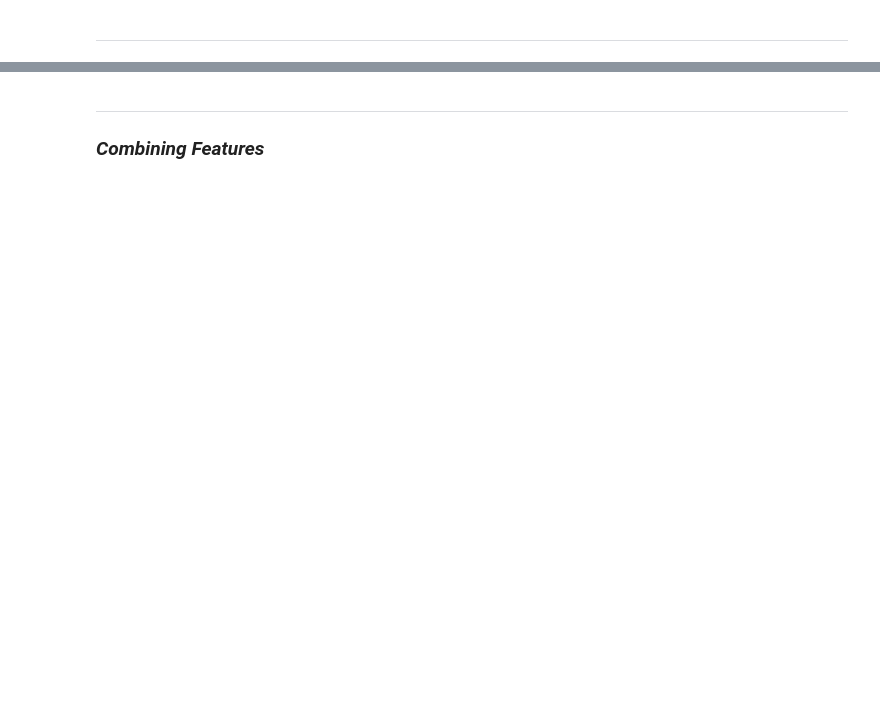
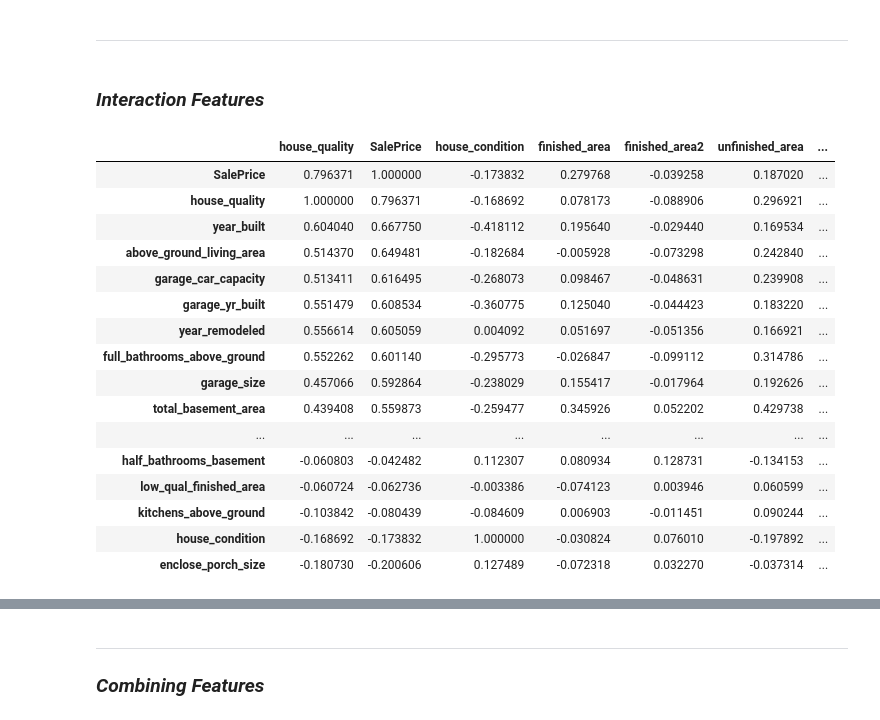
Before and after one commit to pemurp19/Ames-Housing-Data, a Jupyter notebook: code/02_Preprocessing_and_Feature_Engineering.ipynb, the cells around one changed output, grey strips where cells are left out. Saved outputs shown, nothing was run; the diff lists cells and outputs as text; code cells hidden in the pictures; blank space fills up the shorter version.

```diff
--- a/code/02_Preprocessing_and_Feature_Engineering.ipynb
+++ b/code/02_Preprocessing_and_Feature_Engineering.ipynb
@@ -347,18 +495,22 @@ categories_converted_numbers.to_csv('../data/categories_converted_numbers.csv')
 # %% [markdown]
 ### *Binarize the remaining categorical columns*
 # %%
-train = pd.get_dummies(data = train, columns = ['dwelling_type','zoning_type','street_surface','alley_surface','property_shape','property_flatness',
-                     'util_avail','lot_position','property_slope','ames_neighborhood','prox_to_transport','prox_to_transport_2',
-                     'bldg_type', 'floors','house_quality','house_condition','roof_style', 'roof_material','ext_covering','ext_covering2',
-                     'masonry_veneer_type','foundation_type','basement_walkouts','basement_finished_rating','basement_finished_rating2',
-                    'heating_type','central_air','electrical_setup', 'full_bathrooms_basement', 'half_bathrooms_basement', 'full_bathrooms_above_ground',
-                     'half_bathrooms_above_ground','bedrooms_above_ground', 'kitchens_above_ground', 'home_functionality',
-                    'garage_location', 'garage_finished', 'garage_car_capacity','driveway_surface','misc_features', 'sale_type'], drop_first = True)
+train = pd.get_dummies(data = train, columns = ['dwelling_type','street_surface','alley_surface','property_shape',
+                                                'property_flatness','lot_position','property_slope','ames_neighborhood',
+                                                'prox_to_transport','prox_to_transport_2','bldg_type', 'floors','house_quality','house_condition',
+                                                'roof_style', 'roof_material','ext_covering','ext_covering2','masonry_veneer_type','foundation_type',
+                                                'basement_walkouts','basement_finished_rating','basement_finished_rating2', 'heating_type','central_air',
+                                                'electrical_setup', 'full_bathrooms_basement', 'half_bathrooms_basement', 'full_bathrooms_above_ground',
+                                                'half_bathrooms_above_ground','bedrooms_above_ground', 'kitchens_above_ground', 'home_functionality',
+                                                'garage_location', 'garage_finished', 'garage_car_capacity','driveway_surface','misc_features', 'sale_type'],
+                                                drop_first = True)
 
-test = pd.get_dummies(data = test, columns = ['dwelling_type','zoning_type','street_surface','alley_surface','property_shape','property_flatness',
-                     'util_avail','lot_position','property_slope','ames_neighborhood','prox_to_transport','prox_to_transport_2',
-                     'bldg_type', 'floors','house_quality','house_condition','roof_style', 'roof_material','ext_covering','ext_covering2',
-                     'masonry_veneer_type','foundation_type','basement_walkouts','basement_finished_rating','basement_finished_rating2',
-                    'heating_type','central_air','electrical_setup', 'full_bathrooms_basement', 'half_bathrooms_basement', 'full_bathrooms_above_ground',
-                     'half_bathrooms_above_ground','bedrooms_above_ground', 'kitchens_above_ground', 'home_functionality',
-                    'garage_location', 'garage_finished', 'garage_car_capacity','driveway_surface','misc_features', 'sale_type'], drop_first = True)
+test = pd.get_dummies(data = test, columns = ['dwelling_type','street_surface','alley_surface','property_shape',
+                                                'property_flatness','lot_position','property_slope','ames_neighborhood',
+                                                'prox_to_transport','prox_to_transport_2','bldg_type', 'floors','house_quality','house_condition',
+                                                'roof_style', 'roof_material','ext_covering','ext_covering2','masonry_veneer_type','foundation_type',
+                                                'basement_walkouts','basement_finished_rating','basement_finished_rating2', 'heating_type','central_air',
+                                                'electrical_setup', 'full_bathrooms_basement', 'half_bathrooms_basement', 'full_bathrooms_above_ground',
+                                                'half_bathrooms_above_ground','bedrooms_above_ground', 'kitchens_above_ground', 'home_functionality',
+                                                'garage_location', 'garage_finished', 'garage_car_capacity','driveway_surface','misc_features', 'sale_type'],
+                                                drop_first = True)
@@ -419,2 +606,25 @@ all_features_binarized.to_csv('../data/all_features_binarized.csv')
 # %% [markdown]
 ------
+# %% [markdown]
+### *Interaction Features*
+# %%
+train.corr()[['house_quality','SalePrice','house_condition',
+              'finished_area','finished_area2','unfinished_area','total_basement_area']].sort_values(by = 'SalePrice',ascending = False)
+# %% [output]
+|  | house_quality | SalePrice | house_condition | finished_area | finished_area2 | unfinished_area | ... |
+| SalePrice | 0.796371 | 1.000000 | -0.173832 | 0.279768 | -0.039258 | 0.187020 | ... |
+| house_quality | 1.000000 | 0.796371 | -0.168692 | 0.078173 | -0.088906 | 0.296921 | ... |
+| year_built | 0.604040 | 0.667750 | -0.418112 | 0.195640 | -0.029440 | 0.169534 | ... |
+| above_ground_living_area | 0.514370 | 0.649481 | -0.182684 | -0.005928 | -0.073298 | 0.242840 | ... |
+| garage_car_capacity | 0.513411 | 0.616495 | -0.268073 | 0.098467 | -0.048631 | 0.239908 | ... |
+| garage_yr_built | 0.551479 | 0.608534 | -0.360775 | 0.125040 | -0.044423 | 0.183220 | ... |
+| year_remodeled | 0.556614 | 0.605059 | 0.004092 | 0.051697 | -0.051356 | 0.166921 | ... |
+| full_bathrooms_above_ground | 0.552262 | 0.601140 | -0.295773 | -0.026847 | -0.099112 | 0.314786 | ... |
+| garage_size | 0.457066 | 0.592864 | -0.238029 | 0.155417 | -0.017964 | 0.192626 | ... |
+| total_basement_area | 0.439408 | 0.559873 | -0.259477 | 0.345926 | 0.052202 | 0.429738 | ... |
+| ... | ... | ... | ... | ... | ... | ... | ... |
+| half_bathrooms_basement | -0.060803 | -0.042482 | 0.112307 | 0.080934 | 0.128731 | -0.134153 | ... |
+| low_qual_finished_area | -0.060724 | -0.062736 | -0.003386 | -0.074123 | 0.003946 | 0.060599 | ... |
+| kitchens_above_ground | -0.103842 | -0.080439 | -0.084609 | 0.006903 | -0.011451 | 0.090244 | ... |
+| house_condition | -0.168692 | -0.173832 | 1.000000 | -0.030824 | 0.076010 | -0.197892 | ... |
+| enclose_porch_size | -0.180730 | -0.200606 | 0.127489 | -0.072318 | 0.032270 | -0.037314 | ... |
```
Also changed, not shown: parts of 39 cells of this notebook, 1 other file.
